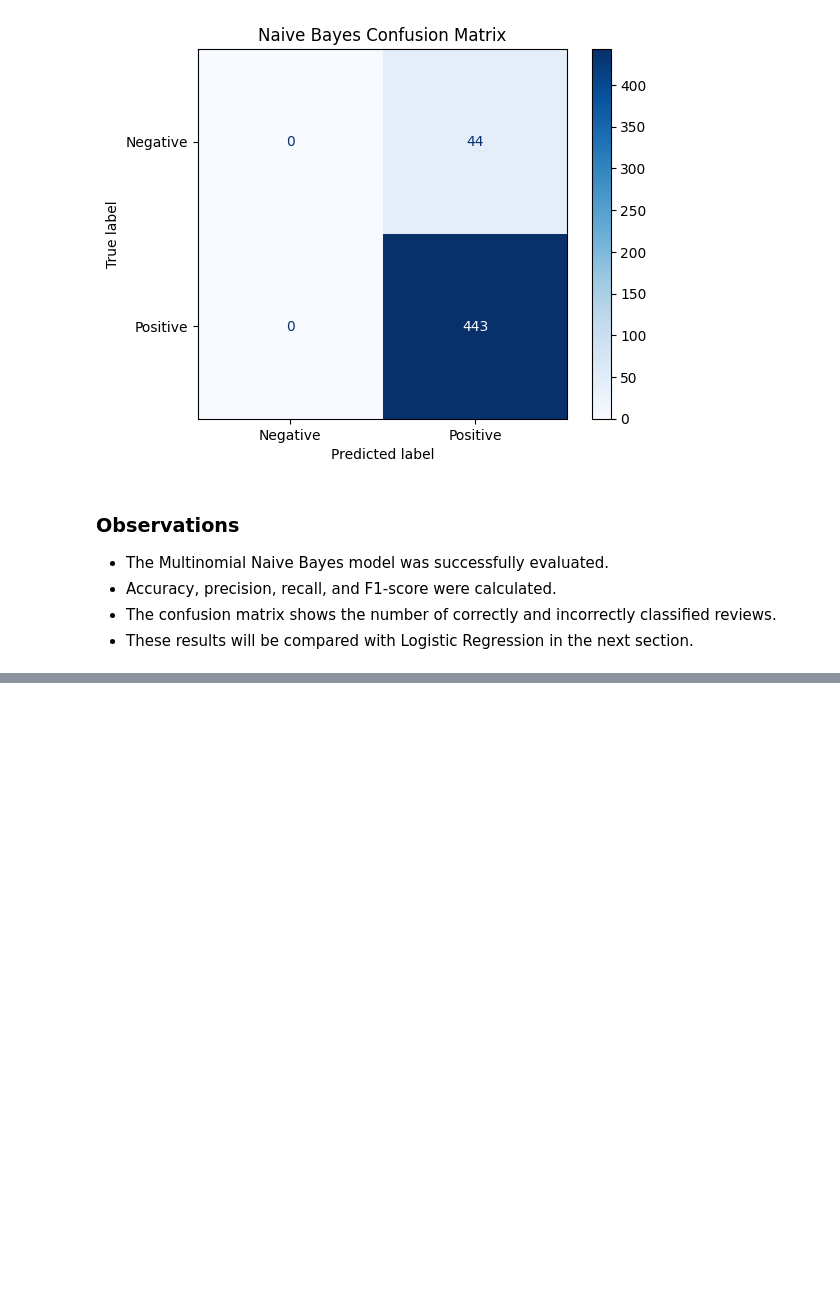
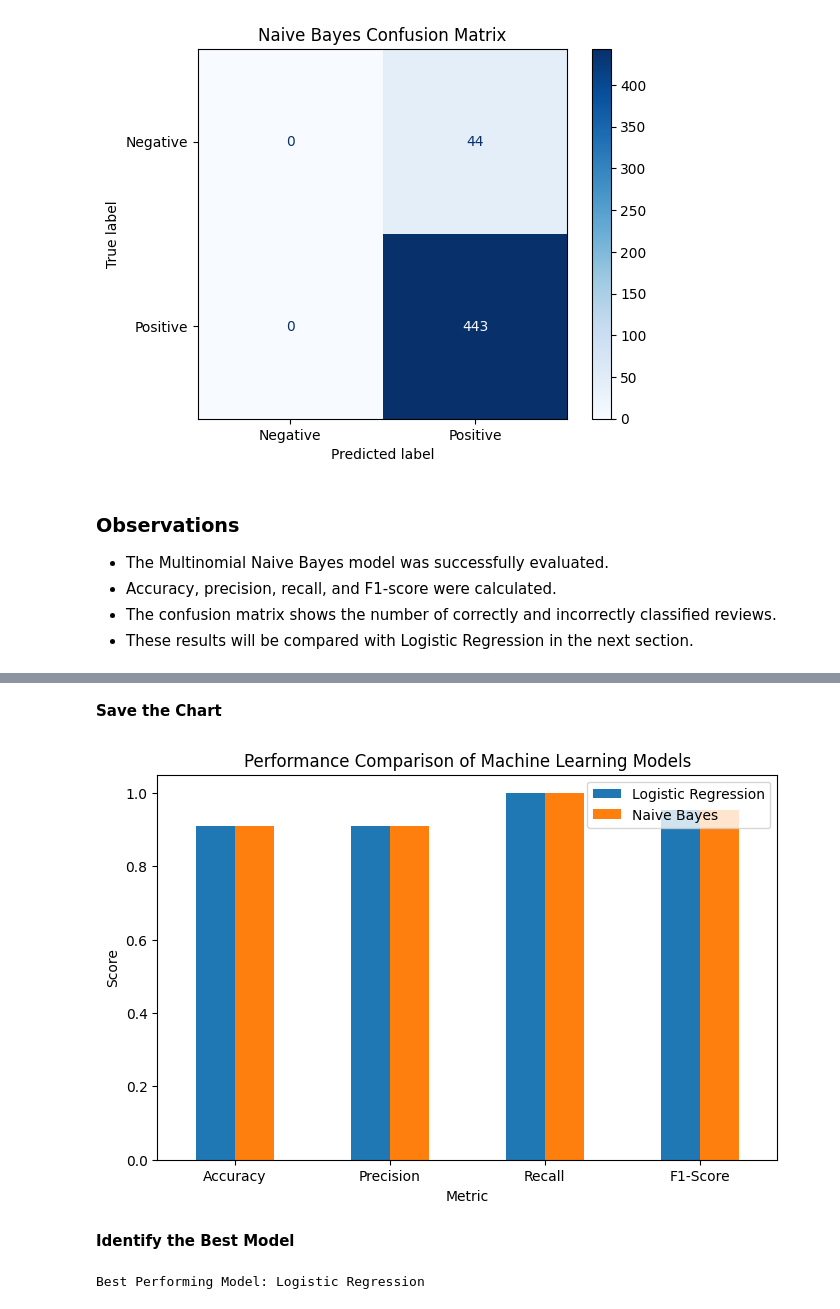
Before and after one commit to TahaBhatti786/Sentiment-Analysis-of-Product-Reviews, a Jupyter notebook: notebooks/sentiment_analysis.ipynb, the cells around one changed output, grey strips where cells are left out. Drawn from its saved outputs; the diff is of its cells as text; code cells hidden in the pictures; blank space fills up the shorter version.

```diff
--- a/notebooks/sentiment_analysis.ipynb
+++ b/notebooks/sentiment_analysis.ipynb
@@ -1228,0 +1284,25 @@ plt.show()
+# %% [markdown]
+**Save the Chart**
+# %%
+comparison_df.set_index("Metric").plot(
+    kind="bar",
+    figsize=(8,5)
+)
+
+plt.title("Performance Comparison of Machine Learning Models")
+plt.ylabel("Score")
+plt.xticks(rotation=0)
+
+plt.savefig("../outputs/model_comparison.png")
+
+plt.show()
+# %% [output]
+[figure, added]
+# %% [markdown]
+**Identify the Best Model**
+# %%
+best_model = "Logistic Regression" if accuracy >= accuracy_nb else "Multinomial Naive Bayes"
+
+print("Best Performing Model:", best_model)
+# %% [output]
+Best Performing Model: Logistic Regression
```
Also changed, not shown: parts of 8 cells of this notebook, 1 other file.
